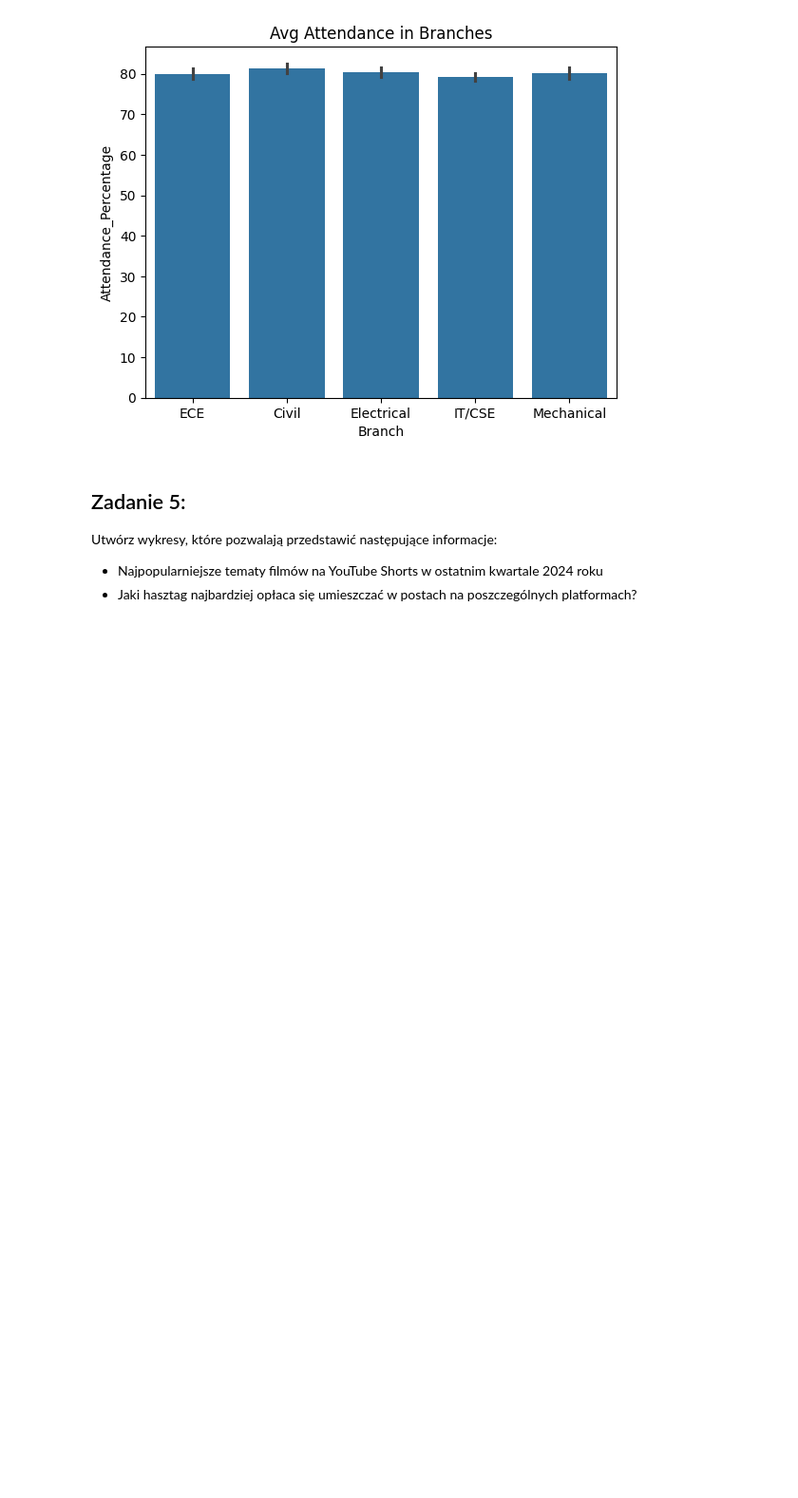
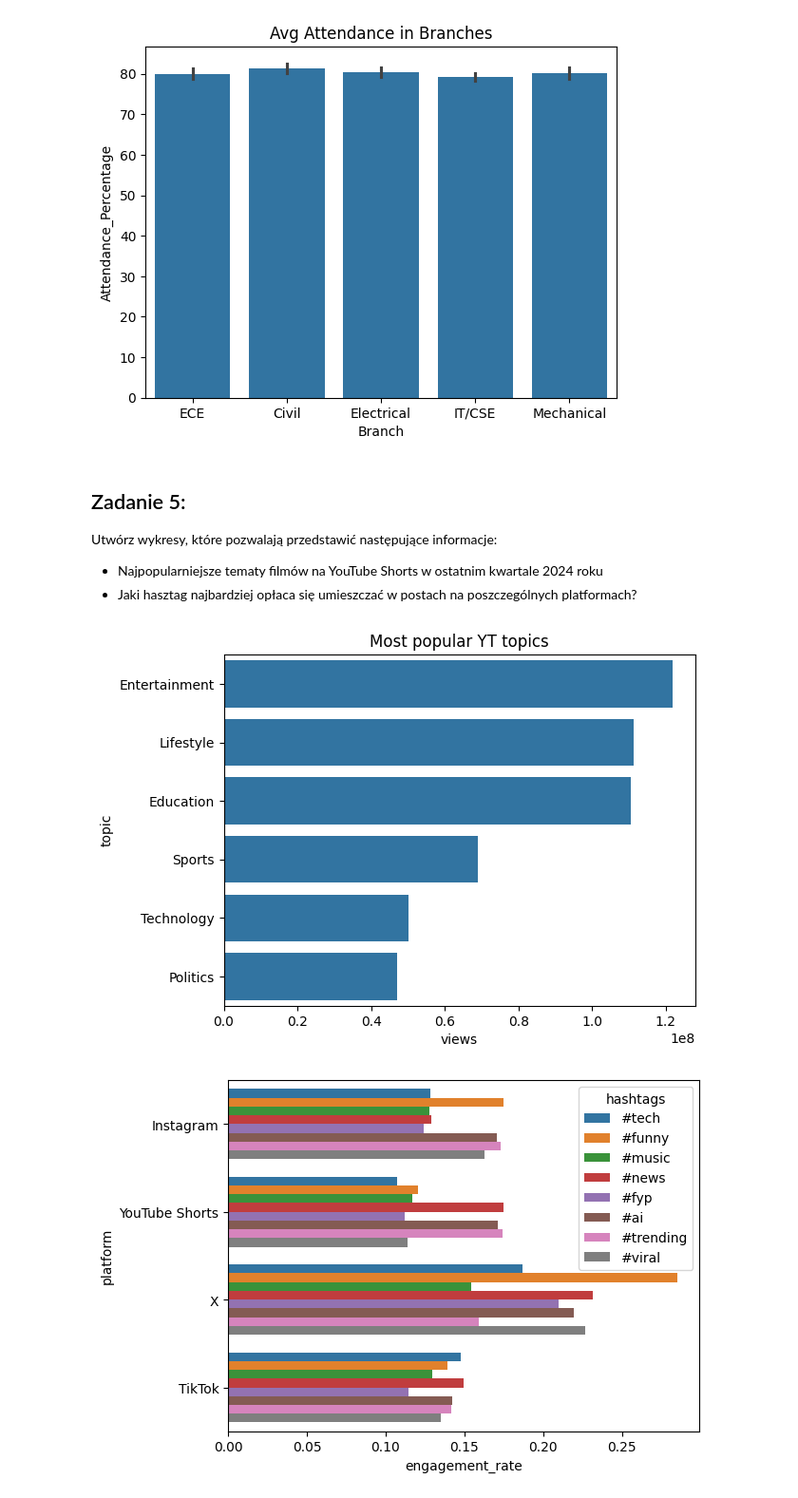
Before and after one commit to Zajecia-na-PWr-LR/lista-1-jakubpalewski, a Jupyter notebook: UczenieMaszynowe_25_26_Lista1_2.ipynb, the cells around one changed output. Shown at 95% size. Saved outputs shown, nothing was run; the diff lists cells and outputs as text; code cells hidden in the pictures; blank space fills up the shorter version.

```diff
--- a/UczenieMaszynowe_25_26_Lista1_2.ipynb
+++ b/UczenieMaszynowe_25_26_Lista1_2.ipynb
@@ -162,0 +161,20 @@ social_data=pd.read_csv('social_media_viral_content_dataset.csv')
+# %%
+social_data=pd.read_csv('social_media_viral_content_dataset.csv')
+
+yt = social_data[social_data['platform'] == 'YouTube Shorts']
+yt = yt[yt['post_datetime'].between('2024-10-01', '2024-12-31')]
+yt_sorted = yt.groupby('topic')['views'].sum().sort_values(ascending=False).reset_index()
+
+sns.barplot(data=yt_sorted, x='views', y='topic')
+plt.title('Most popular YT topics')
+plt.show()
+
+df_hash = social_data.copy()
+df_hash['hashtags'] = df_hash['hashtags'].str.split()
+df_hash = df_hash.explode('hashtags')
+
+sns.barplot(data=df_hash, x='engagement_rate', y='platform', hue='hashtags', errorbar=None)
+plt.show()
+# %% [output]
+[figure, added]
+[figure, added]
```
Also changed, not shown: parts of 1 cell of this notebook.
